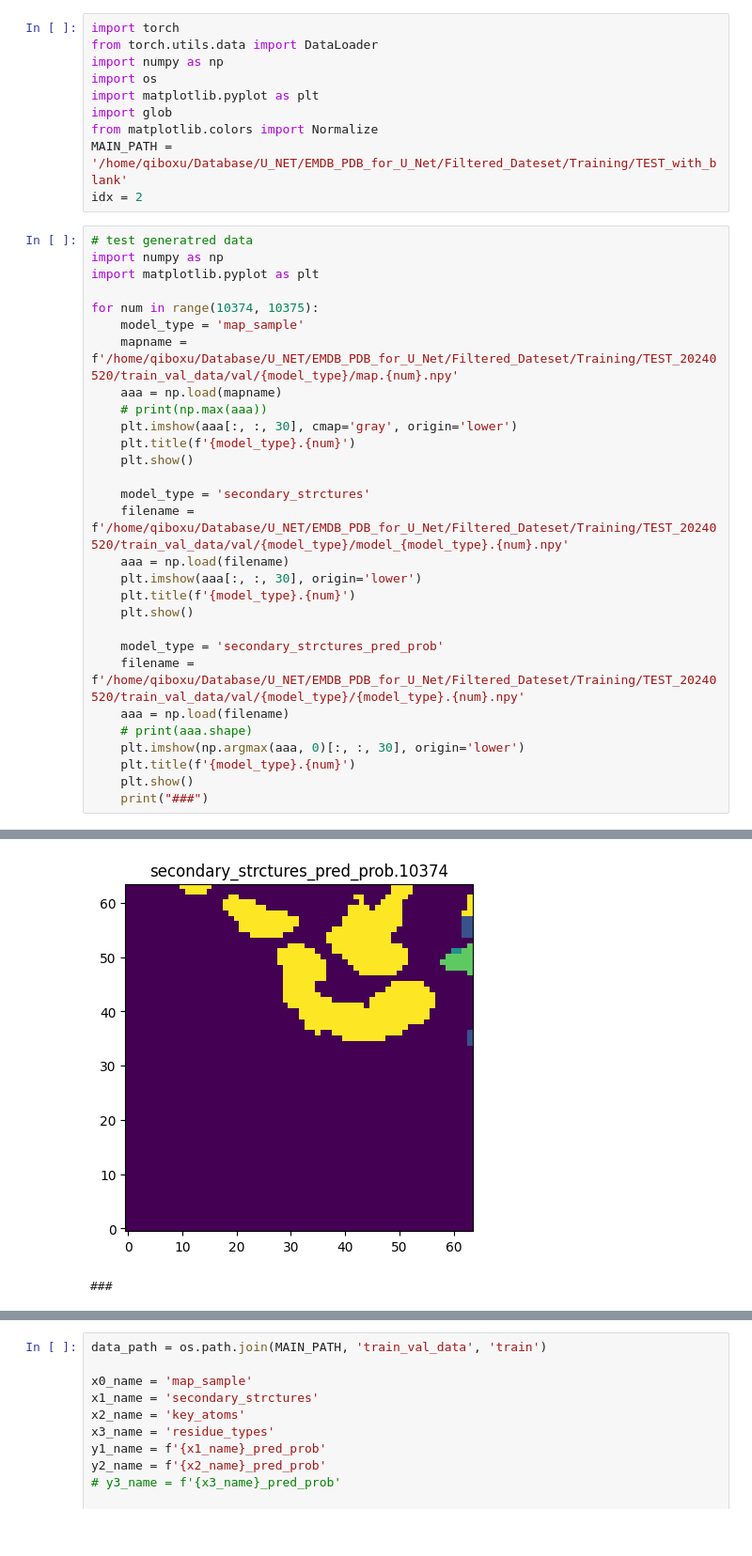
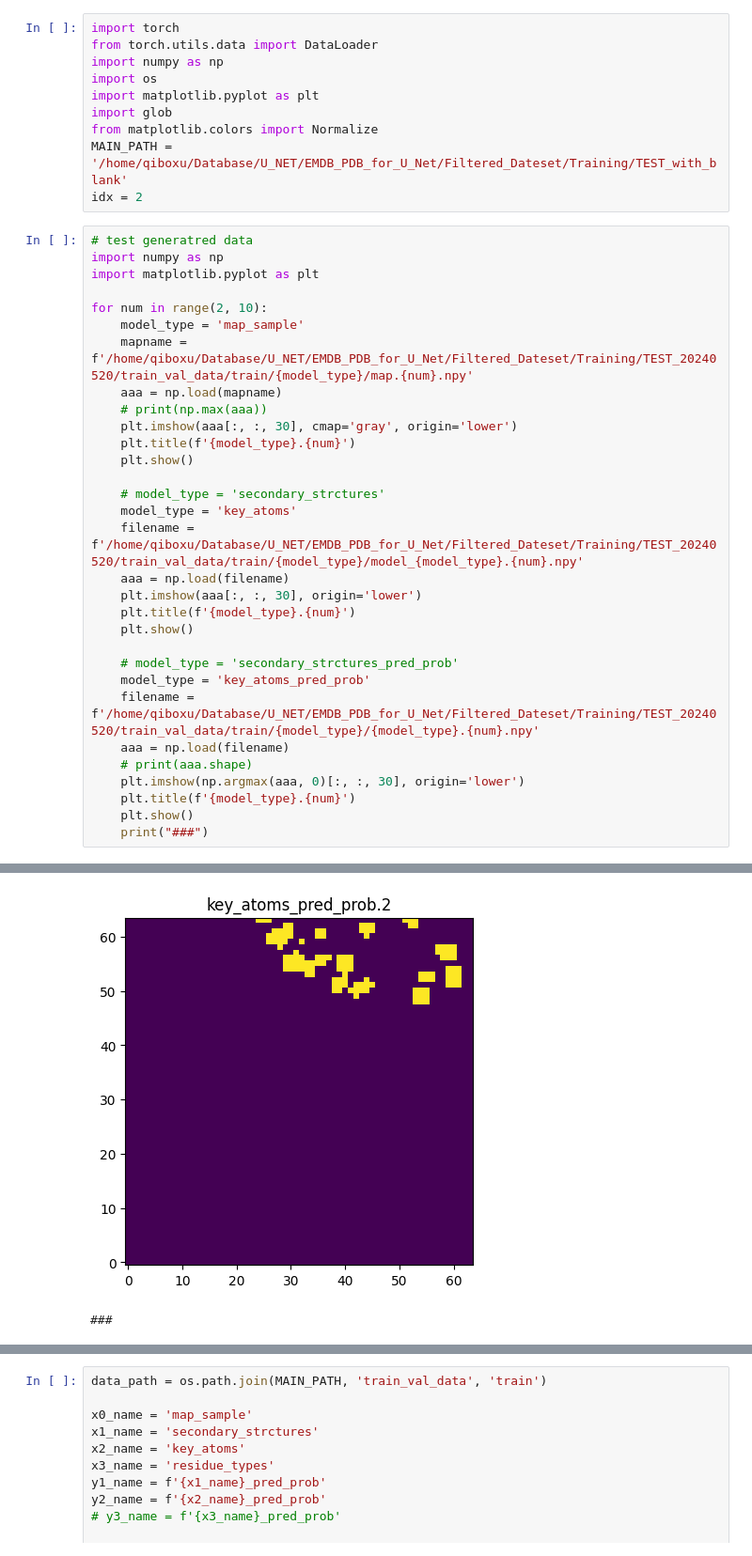
Before and after one commit to t00shadow/cryoID2, a Jupyter notebook: B_Unet_model_training/debug/test.ipynb, the cells around one changed output, grey strips where cells are left out. Shown at 94% size. Saved outputs shown, nothing was run; the diff lists cells and outputs as text.

```diff
--- a/B_Unet_model_training/debug/test.ipynb
+++ b/B_Unet_model_training/debug/test.ipynb
@@ -13,24 +13,26 @@ idx = 2
 import numpy as np
 import matplotlib.pyplot as plt
 
-for num in range(10374, 10375):
+for num in range(2, 10):
     model_type = 'map_sample'
-    mapname = f'/home/qiboxu/Database/U_NET/EMDB_PDB_for_U_Net/Filtered_Dateset/Training/TEST_20240520/train_val_data/val/{model_type}/map.{num}.npy'
+    mapname = f'/home/qiboxu/Database/U_NET/EMDB_PDB_for_U_Net/Filtered_Dateset/Training/TEST_20240520/train_val_data/train/{model_type}/map.{num}.npy'
     aaa = np.load(mapname)
     # print(np.max(aaa))
     plt.imshow(aaa[:, :, 30], cmap='gray', origin='lower')
     plt.title(f'{model_type}.{num}')
     plt.show()
 
-    model_type = 'secondary_strctures'
-    filename = f'/home/qiboxu/Database/U_NET/EMDB_PDB_for_U_Net/Filtered_Dateset/Training/TEST_20240520/train_val_data/val/{model_type}/model_{model_type}.{num}.npy'
+    # model_type = 'secondary_strctures'
+    model_type = 'key_atoms'
+    filename = f'/home/qiboxu/Database/U_NET/EMDB_PDB_for_U_Net/Filtered_Dateset/Training/TEST_20240520/train_val_data/train/{model_type}/model_{model_type}.{num}.npy'
     aaa = np.load(filename)
     plt.imshow(aaa[:, :, 30], origin='lower')
     plt.title(f'{model_type}.{num}')
     plt.show()
 
-    model_type = 'secondary_strctures_pred_prob'
-    filename = f'/home/qiboxu/Database/U_NET/EMDB_PDB_for_U_Net/Filtered_Dateset/Training/TEST_20240520/train_val_data/val/{model_type}/{model_type}.{num}.npy'
+    # model_type = 'secondary_strctures_pred_prob'
+    model_type = 'key_atoms_pred_prob'
+    filename = f'/home/qiboxu/Database/U_NET/EMDB_PDB_for_U_Net/Filtered_Dateset/Training/TEST_20240520/train_val_data/train/{model_type}/{model_type}.{num}.npy'
     aaa = np.load(filename)
     # print(aaa.shape)
     plt.imshow(np.argmax(aaa, 0)[:, :, 30], origin='lower')
@@ -43,2 +45,2 @@ for num in range(10374, 10375):
-[figure, old version]
+[figure, new version]
 ###
```
Also changed, not shown: parts of 1 cell of this notebook, 3 other files.
